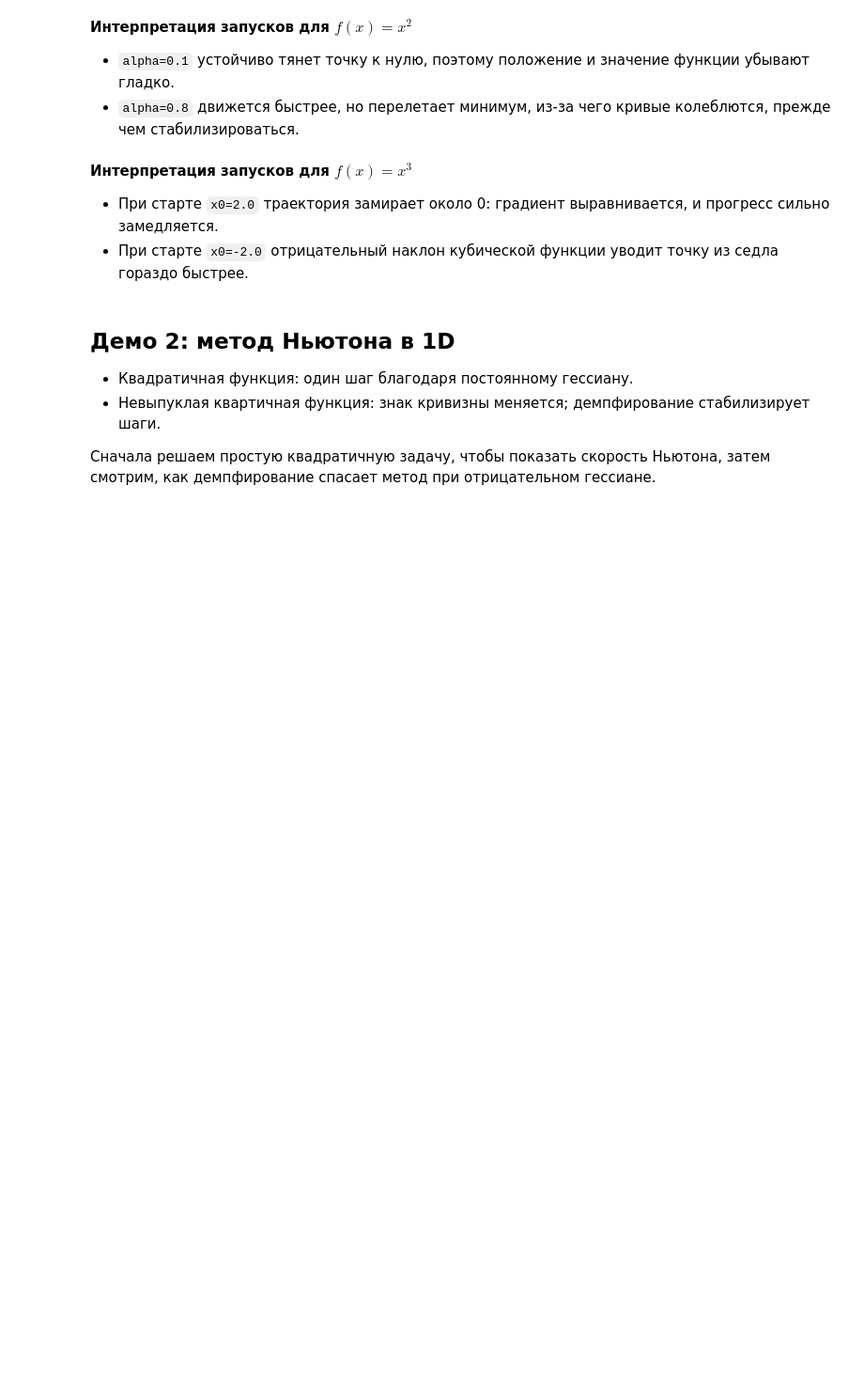
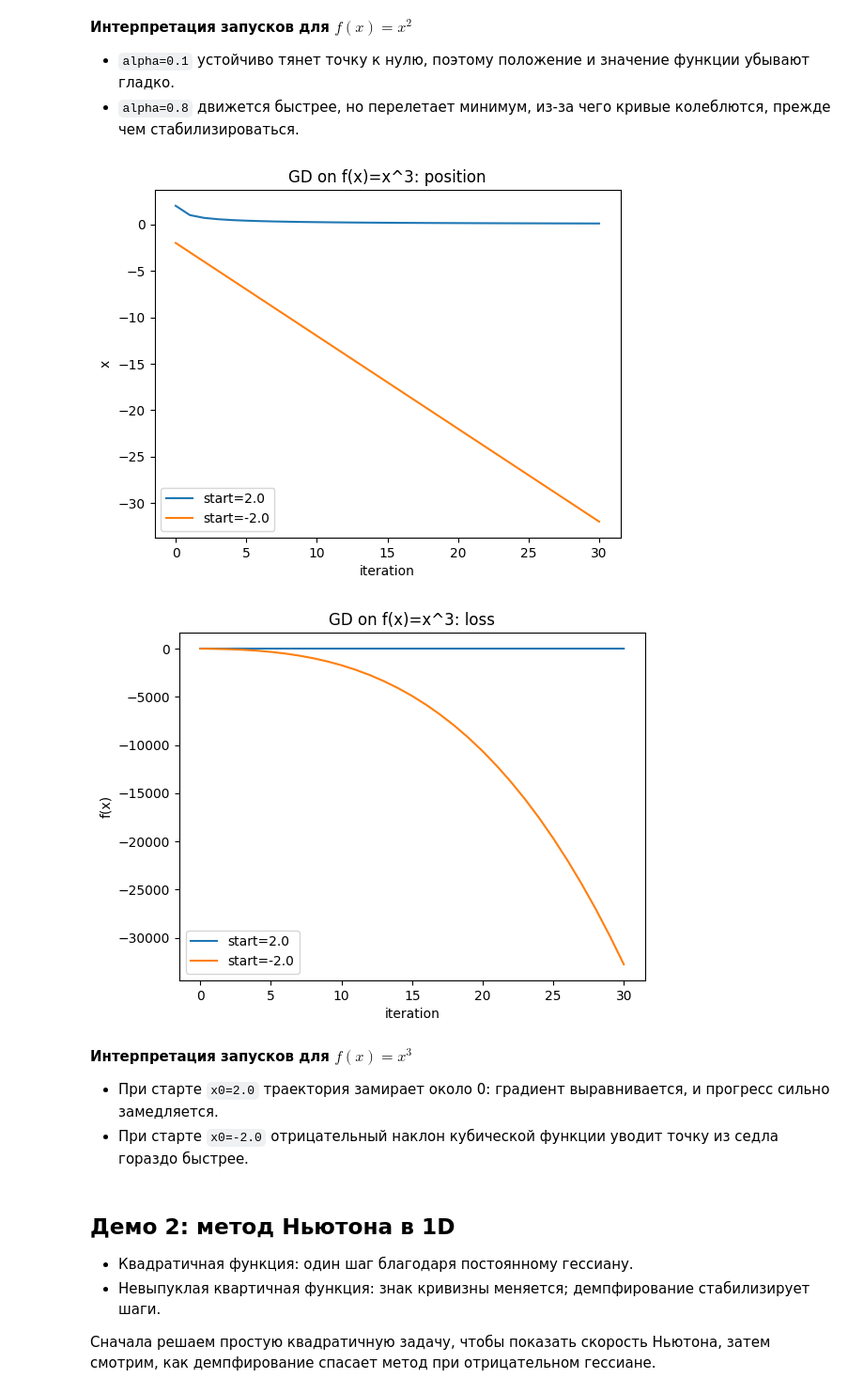
Before and after one commit to galymzhantore/ml-seminars-kk, a Jupyter notebook: week2/Optimization_Lecture.ipynb, the cells around one changed output. Shown at 94% size. Cells and saved outputs as stored; diff of their text form; code cells hidden in the pictures; blank space fills up the shorter version.

```diff
--- a/week2/Optimization_Lecture.ipynb
+++ b/week2/Optimization_Lecture.ipynb
@@ -70,7 +73,16 @@ x_{t+1} = x_t - \alpha \nabla f(x_t).
 $$
 # %%
 def run_gd_1d(grad, x0, alpha, iters, clip=None):
-    pass
+    x = float(x0)
+    xs, fs = [x], []
+    for _ in range(iters):
+        g = grad(x)
+        if clip is not None:
+            g = np.clip(g, -clip, clip)
+        x = x - alpha * g
+
+        xs.append(x)
+    return np.array(xs)
 # %% [markdown]
 **Формула для 1D градиентного спуска**
 $$ x_{t+1} = x_t - \alpha f'(x_t). $$
@@ -157,28 +186,31 @@ TypeError: object of type 'NoneType' has no len()
 - `alpha=0.8` движется быстрее, но перелетает минимум, из-за чего кривые колеблются, прежде чем стабилизироваться.
 # %%
 # Поведение на f(x)=x^3: градиент почти нулевой около 0 при x>=0
-xs_c = run_gd_1d(g2, x0=2.0, alpha=0.1, iters=30)
-xs_d = run_gd_1d(g2, x0=-2.0, alpha=0.1, iters=30)
+xs_c = run_gd_1d(g2, x0=2.0, alpha=0.1, iters=30, clip = 10)
+xs_d = run_gd_1d(g2, x0=-2.0, alpha=0.1, iters=30, clip = 10)
 
 # Сравниваем, как старт по разные стороны седла меняет траекторию
 overlay_plot(
     [
         (np.arange(len(xs_c)), xs_c, "start=2.0"),
         (np.arange(len(xs_d)), xs_d, "start=-2.0"),
     ],
     xlabel="iteration", ylabel="x", title="GD on f(x)=x^3: position"
 )
 
 # Отслеживаем значение цели, чтобы показать медленный прогресс в плоских областях
 fc = [f2(x) for x in xs_c]
 fd = [f2(x) for x in xs_d]
 overlay_plot(
     [
         (np.arange(len(fc)), fc, "start=2.0"),
         (np.arange(len(fd)), fd, "start=-2.0"),
     ],
     xlabel="iteration", ylabel="f(x)", title="GD on f(x)=x^3: loss"
 )
+# %% [output]
+[figure, added]
+[figure, added]
 # %% [markdown]
 **Интерпретация запусков для $f(x)=x^3$**
 - При старте `x0=2.0` траектория замирает около 0: градиент выравнивается, и прогресс сильно замедляется.
```
Also changed, not shown: parts of 18 cells of this notebook, 1 other file.
